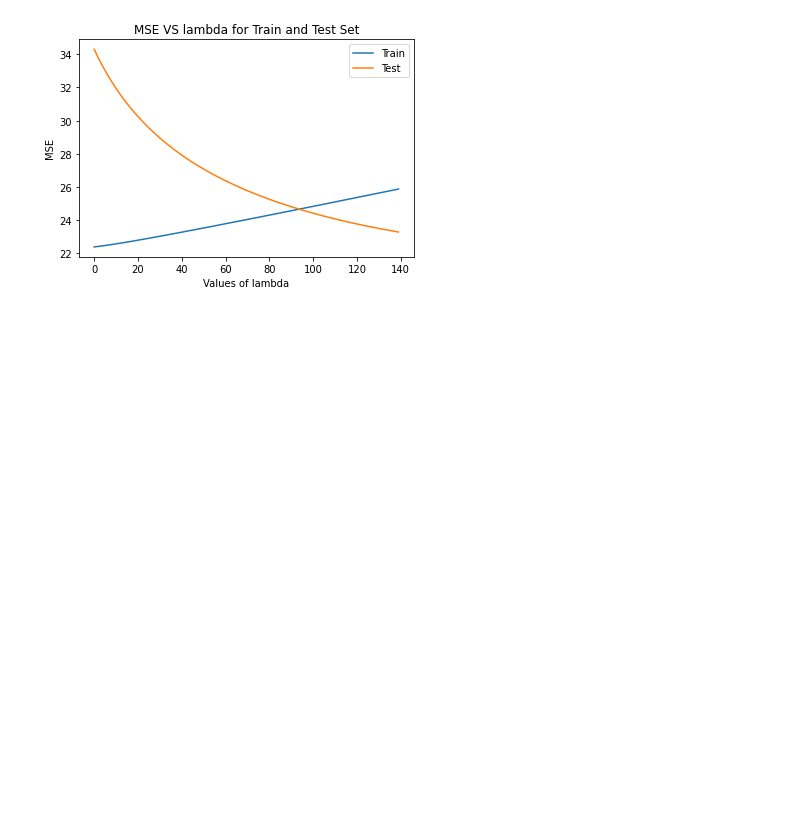
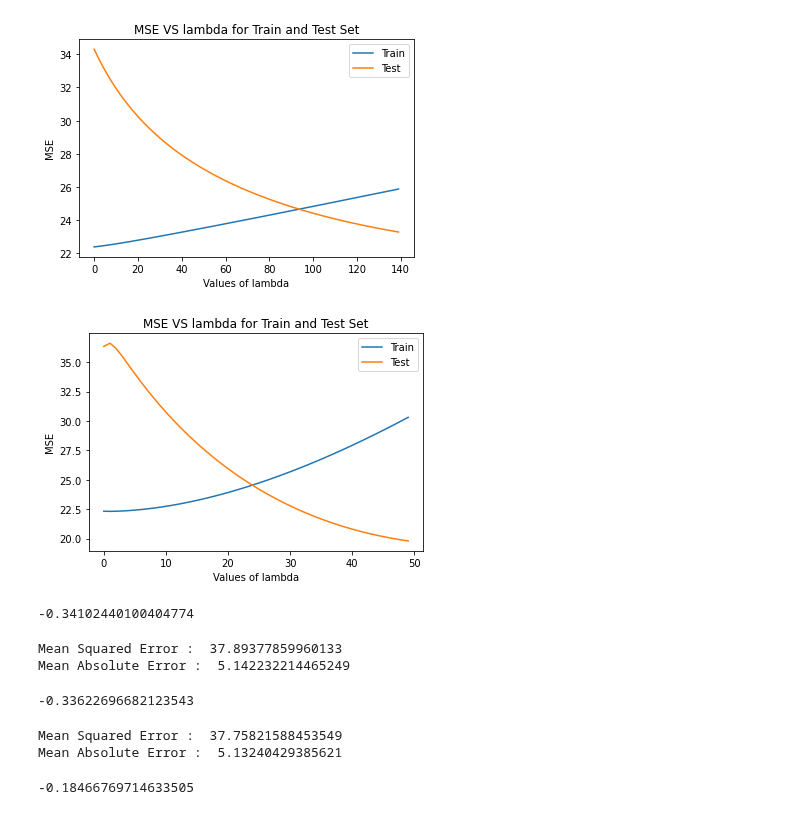
Before and after one commit to urvashiramdasani/ml-dl-python, a Jupyter notebook: ML/18BCE247_ML4.ipynb, the cells around one changed output. Drawn from its saved outputs; the diff is of its cells as text; code cells hidden in the pictures; blank space fills up the shorter version.

```diff
--- a/ML/18BCE247_ML4.ipynb
+++ b/ML/18BCE247_ML4.ipynb
@@ -86,3 +88,79 @@ plt.legend(['Train', 'Test'])
 plt.show()
 # %% [output]
 [figure]
+# %%
+# Gradient Descent with Regularisation
+
+alpha = 0.01
+epochs = 1000
+m = X_train.shape[0]
+n = X_train.shape[1]
+train_mse = []
+test_mse = []
+
+for lam in range(0, 50):
+  for i in range(epochs):
+    y_predicted = np.dot(X_train, theta)
+    error = y_predicted - y_train
+    updates = np.zeros(n)
+
+    for j in range(n):
+      updates[j] = np.sum(error * X_train.T[j])
+    theta = theta * (1 - alpha * lam / m) - alpha / m * (updates)
+
+  y_train_predict = np.dot(X_train, theta)
+  mse_train = metrics.mean_squared_error(y_true = y_train, y_pred = y_train_predict)
+  train_mse.append(mse_train)
+
+  predict = np.dot(X_test, theta)
+  mse_test = metrics.mean_squared_error(y_true = y_test, y_pred = predict)
+  test_mse.append(mse_test)
+# %%
+plt.plot(train_mse)
+plt.plot(test_mse)
+plt.title('MSE VS lambda for Train and Test Set')
+plt.xlabel('Values of lambda')
+plt.ylabel('MSE')
+plt.legend(['Train', 'Test'])
+plt.show()
+# %% [output]
+[figure, added]
+# %%
+# Linear Regression using sklearn without regularization
+
+regr = LinearRegression()
+regr.fit(X_train, y_train)
+print(regr.score(X_test, y_test))
+y_predicted = regr.predict(X_test)
+# %% [output]
+-0.34102440100404774
+# %%
+print('Mean Squared Error : ', metrics.mean_squared_error(y_true = y_test, y_pred = y_predicted))
+print('Mean Absolute Error : ', metrics.mean_absolute_error(y_true = y_test, y_pred = y_predicted))
+# %% [output]
+Mean Squared Error :  37.89377859960133
+Mean Absolute Error :  5.142232214465249
+# %%
+# Linear Regression using sklearn with regularization - Ridge
+
+regr = linear_model.Ridge(alpha = 0.3)
+regr.fit(X_train, y_train)
+y_predicted = regr.predict(X_test)
+print(regr.score(X_test, y_test))
+# %% [output]
+-0.33622696682123543
+# %%
+print('Mean Squared Error : ', metrics.mean_squared_error(y_true = y_test, y_pred = y_predicted))
+print('Mean Absolute Error : ', metrics.mean_absolute_error(y_true = y_test, y_pred = y_predicted))
+# %% [output]
+Mean Squared Error :  37.75821588453549
+Mean Absolute Error :  5.13240429385621
+# %%
+# Linear Regression using sklearn with regularization - Lasso
+
+regr = linear_model.Lasso(alpha = 0.3)
+regr.fit(X_train, y_train)
+y_predicted = regr.predict(X_test)
+print(regr.score(X_test, y_test))
+# %% [output]
+-0.18466769714633505
```
Also changed, not shown: parts of 3 cells of this notebook.
